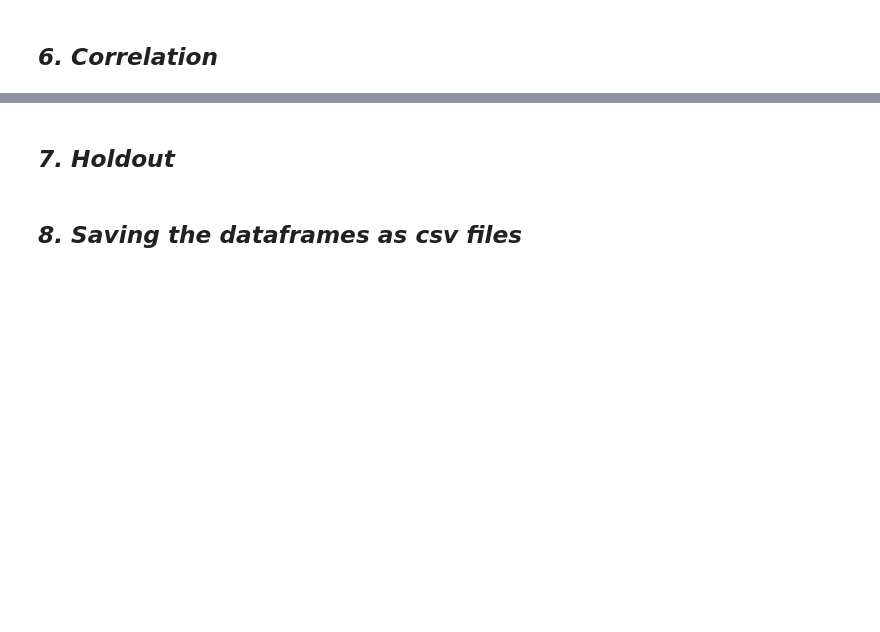
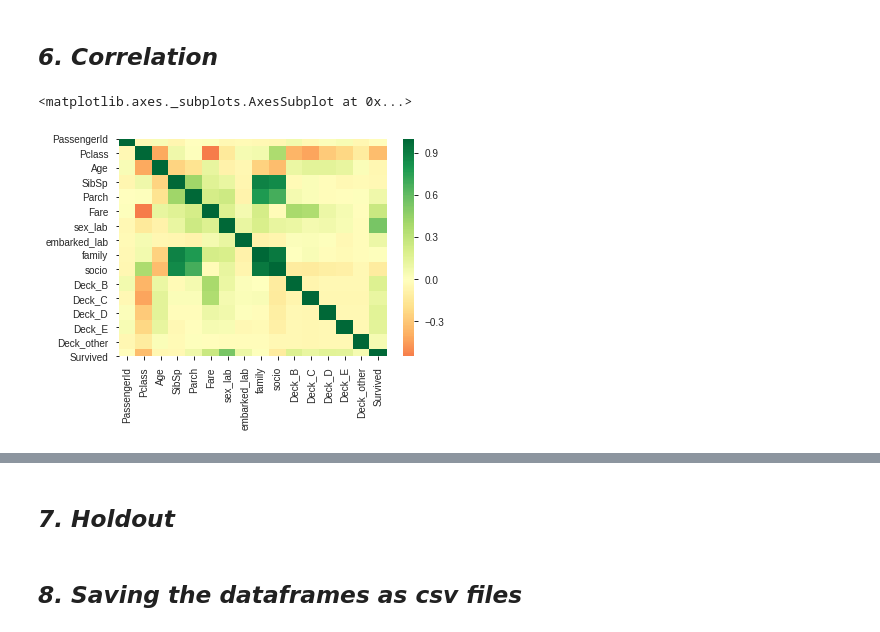
Before and after one commit to anthony-wang/Get_to_grip_with_pandas_and_sklearn_2019, a Jupyter notebook: 1. Data Wrangling (Titanic).ipynb, the cells around one changed output, grey strips where cells are left out. Saved outputs shown, nothing was run; the diff lists cells and outputs as text; code cells hidden in the pictures; blank space fills up the shorter version.

```diff
--- a/1. Data Wrangling (Titanic).ipynb
+++ b/1. Data Wrangling (Titanic).ipynb
@@ -518,0 +526,6 @@ df.shape
+# %%
+col_list = ['PassengerId', 'Pclass', 'Age', 'SibSp', 'Parch', 'Fare',
+       'sex_lab', 'embarked_lab', 'family', 'socio', 'Deck_B', 'Deck_C',
+       'Deck_D', 'Deck_E', 'Deck_other', 'Survived']
+# %%
+df = df[col_list]
@@ -519,2 +541,11 @@ df.shape
 # %% [markdown]
 ## ***6. Correlation***
+# %%
+import seaborn as sns
+
+corr = df.corr()
+# %%
+sns.heatmap(corr, center=0, cmap="RdYlGn")
+# %% [output]
+<matplotlib.axes._subplots.AxesSubplot at 0x...>
+[figure, added]
```
Also changed, not shown: parts of 5 cells of this notebook.
